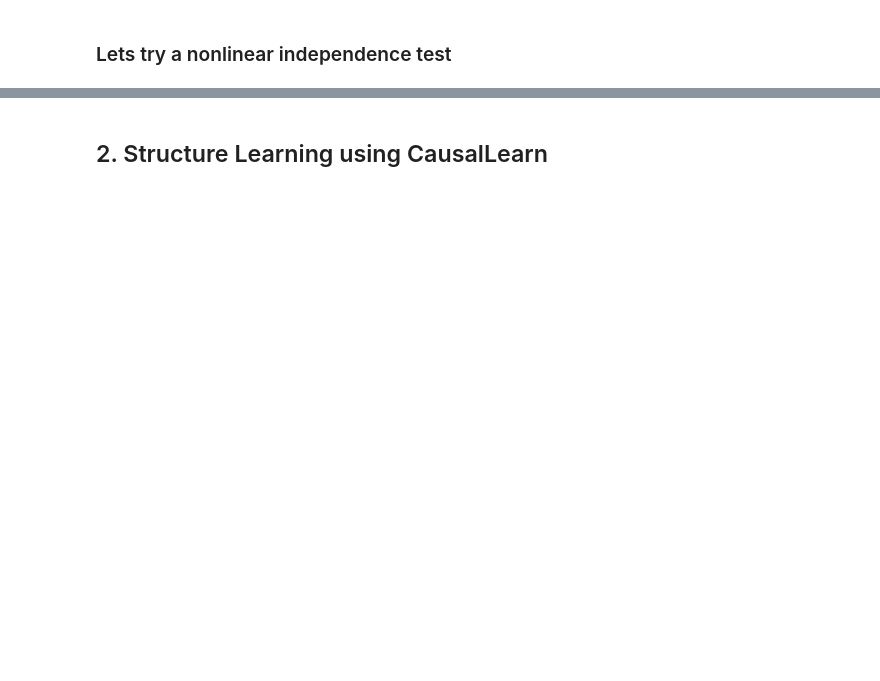
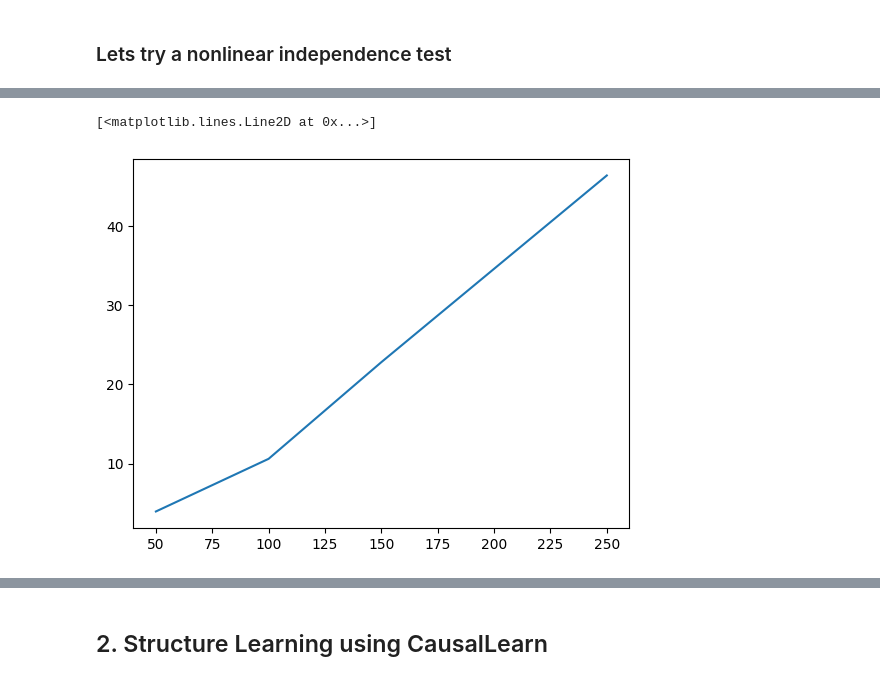
Before and after one commit to IPL-UV/casual_causality_course, a Jupyter notebook: material/week2/session1/notebooks/1_PC/causal_discovery_seasfire.ipynb, the cells around one changed output, grey strips where cells are left out. Saved outputs shown, nothing was run; the diff lists cells and outputs as text; code cells hidden in the pictures; blank space fills up the shorter version.

```diff
--- a/material/week2/session1/notebooks/1_PC/causal_discovery_seasfire.ipynb
+++ b/material/week2/session1/notebooks/1_PC/causal_discovery_seasfire.ipynb
@@ -157,8 +157,16 @@ draw_cpdag(arcs, edges, nodes)
 # %%
 from pybnesian import KMutualInformation
 # %%
-pcMod = PC()
-# the data goes into the inependence test object which is weird
-km = KMutualInformation(data, k=5)
-alpha = 0.1
-g = pcMod.estimate(hypot_test=km, alpha=alpha)
+import time
+def run_nonlinearPC(data, num_samples):
+    print("num samples: ", num_samples)
+    t0 = time.time()
+    pcMod = PC()
+    # the data goes into the inependence test object which is weird
+    dat = data.sample(num_samples)
+    km = KMutualInformation(dat, k=5)
+    alpha = 0.1
+    g = pcMod.estimate(hypot_test=km, alpha=alpha)
+    t1 = time.time()
+    print("Time taken: ", t1-t0)
+    return {"cpdag":g, "time":t1-t0}
@@ -164,0 +179,3 @@ g = pcMod.estimate(hypot_test=km, alpha=alpha)
+# %%
+ns = [50, 100, 150, 250]
+res = [run_nonlinearPC(data, n) for n in ns]
@@ -164,0 +191,7 @@ g = pcMod.estimate(hypot_test=km, alpha=alpha)
+# %%
+ts = [r["time"] for r in res]
+# %%
+plt.plot(ns, ts)
+# %% [output]
+[<matplotlib.lines.Line2D at 0x...>]
+[figure, added]
```
Also changed, not shown: parts of 48 cells of this notebook, 2 other files.
